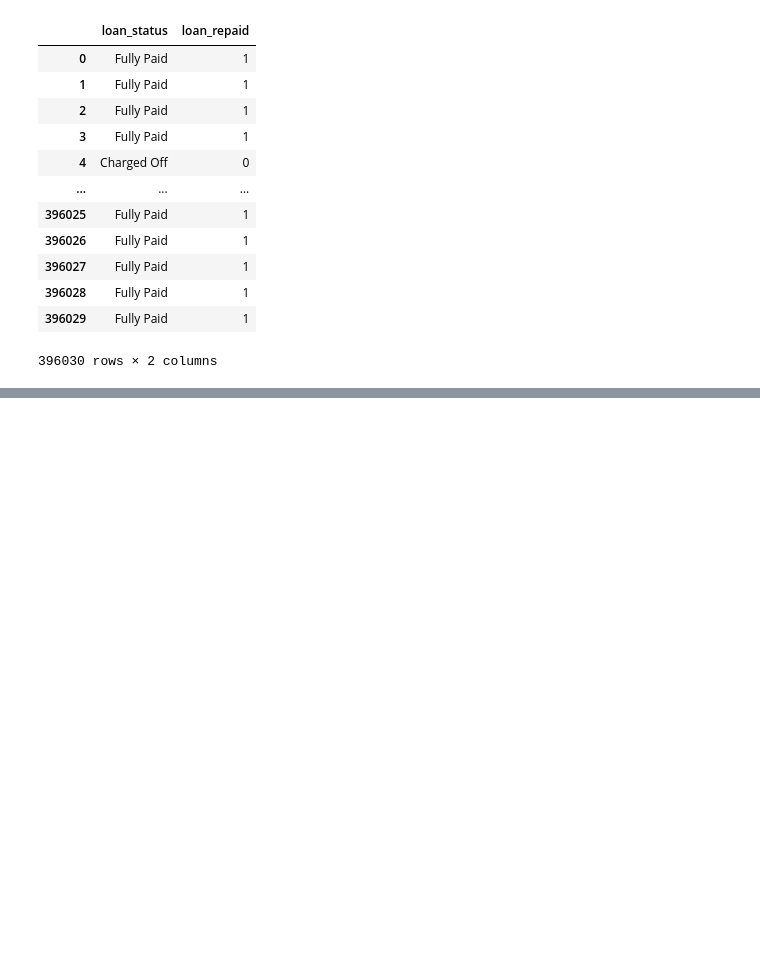
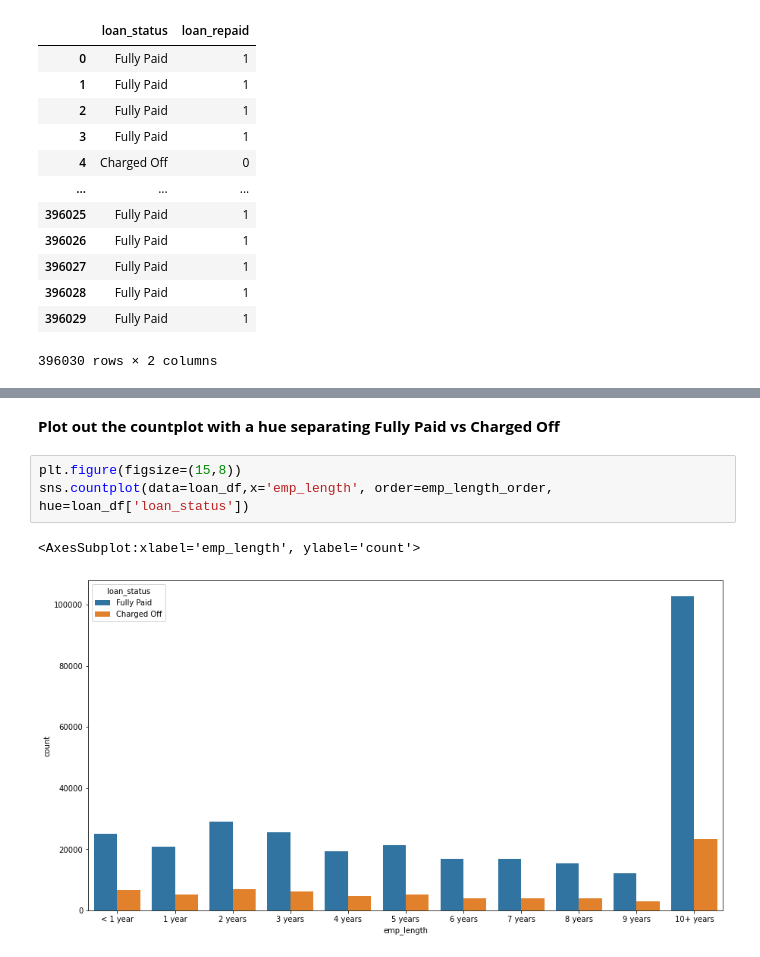
Before and after one commit to mwiginton/python-machine-learning-samples, a Jupyter notebook: tf_keras_sample/loan_offer.ipynb, the cells around one changed output, grey strips where cells are left out. Drawn from its saved outputs; the diff is of its cells as text; blank space fills up the shorter version.

```diff
--- a/tf_keras_sample/loan_offer.ipynb
+++ b/tf_keras_sample/loan_offer.ipynb
@@ -329,0 +440,8 @@ loan_df[['loan_status', 'loan_repaid']]
+# %% [markdown]
+**Plot out the countplot with a hue separating Fully Paid vs Charged Off**
+# %%
+plt.figure(figsize=(15,8))
+sns.countplot(data=loan_df,x='emp_length', order=emp_length_order, hue=loan_df['loan_status'])
+# %% [output]
+<AxesSubplot:xlabel='emp_length', ylabel='count'>
+[figure, added]
```
Also changed, not shown: parts of 16 cells of this notebook.
